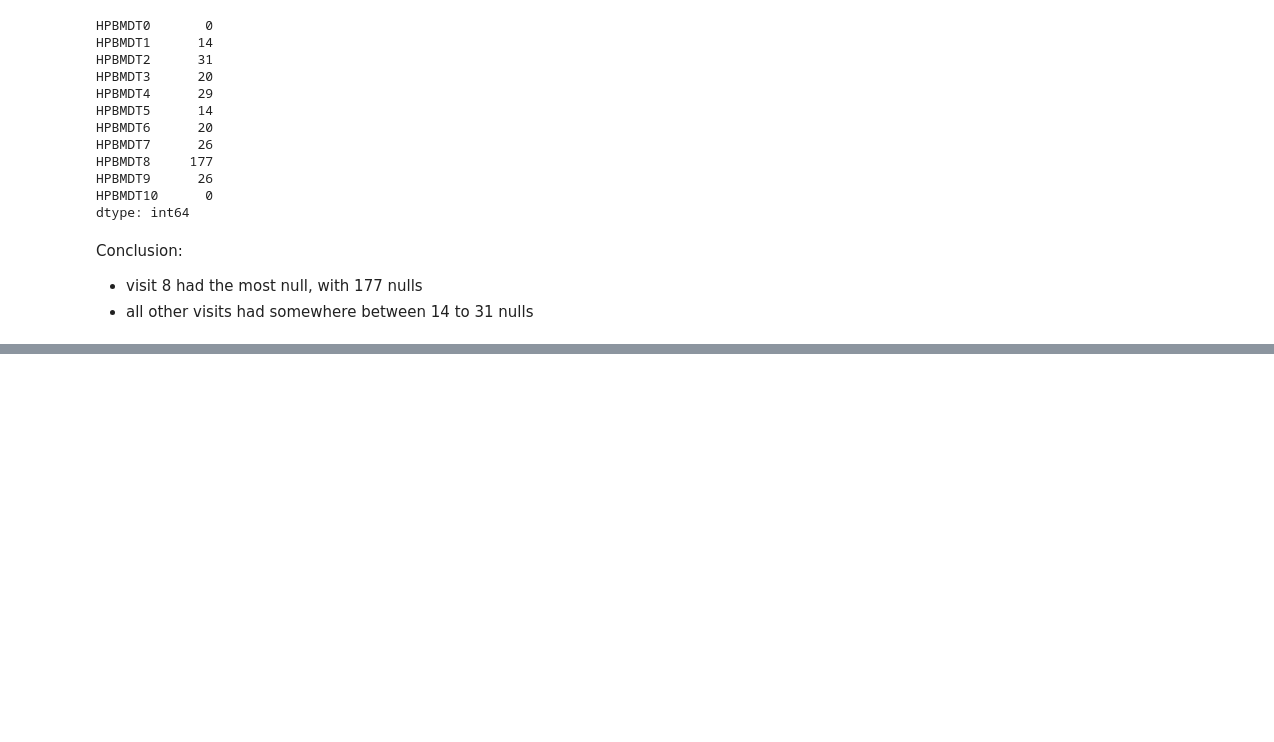
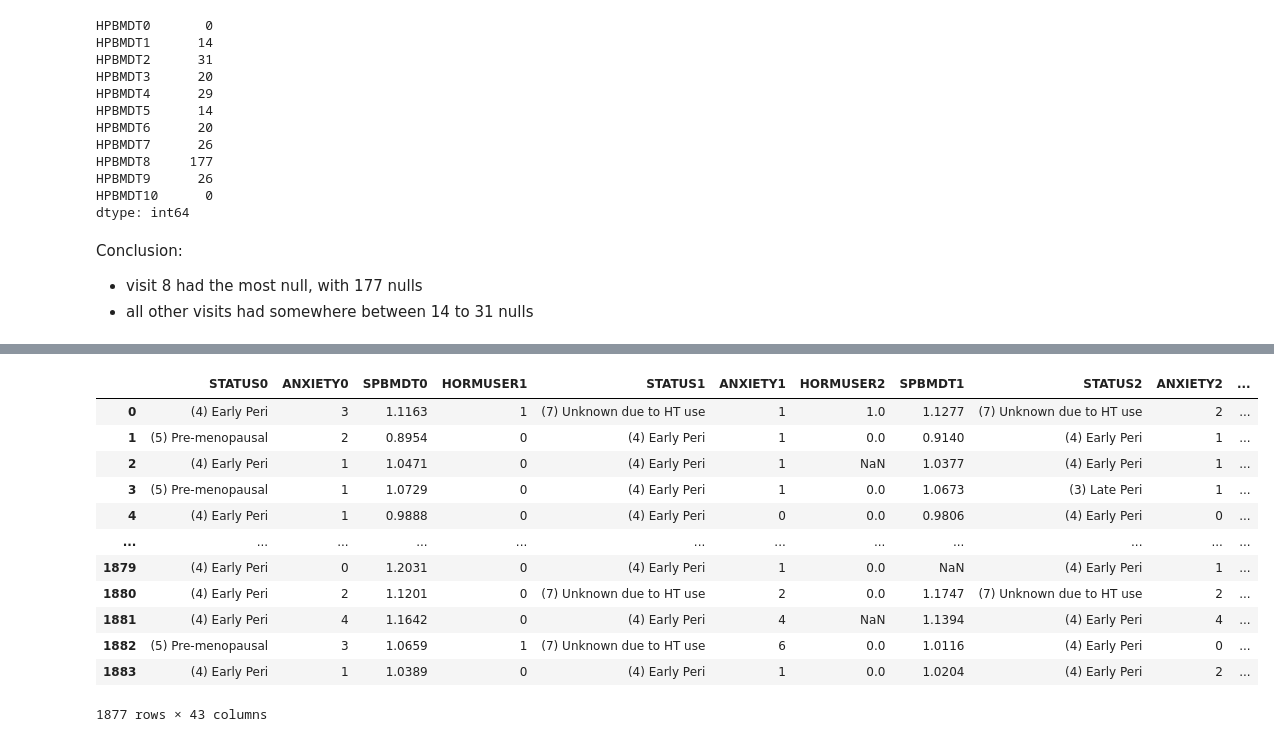
Before and after one commit to c6shi/hormone-use-bmd, a Jupyter notebook: eda.ipynb, the cells around one changed output, grey strips where cells are left out. Saved outputs shown, nothing was run; the diff lists cells and outputs as text; code cells hidden in the pictures; blank space fills up the shorter version.

Commit message:
full data, all lvcf, all censoring, no shift

```diff
--- a/eda.ipynb
+++ b/eda.ipynb
@@ -444,0 +507,11 @@ Conclusion:
+# %%
+# minimal changing: no shifting
+# remove the other outcome in all intermediate covariates, add delta, add censoring, remove HORMUSER0, fill nas
+# spine_no_shift_no_hip.csv
+# hip_no_shift_no_spine.csv
+
+spbmdt = ['SPBMDT' + str(i) for i in range(0, 11)]
+hpbmdt = ['HPBMDT' + str(i) for i in range(0, 11)]
+hormuser = ['HORMUSER' + str(i) for i in range(0, 11)]
+data_no_null_hormuser_spine = data_no_null_hormuser.drop(columns=hpbmdt).set_index('SWANID').drop(columns='HORMUSER0')
+data_no_null_hormuser_hip = data_no_null_hormuser.drop(columns=spbmdt).set_index('SWANID').drop(columns='HORMUSER0')
@@ -444,0 +578,5 @@ Conclusion:
+# %%
+test_col = ['STATUS', 'ANXIETY', 'HORMUSER', 'SPBMDT', 'HPBMDT']
+test_col_spine = [col + str(i) for i in range(0, 11) for col in test_col if col != 'HPBMDT']
+test = data_no_null_hormuser_spine[test_col_spine]
+test.head()
@@ -444,0 +591,30 @@ Conclusion:
+# %%
+# keep SPBMDT0 as an L(0)
+baseline_order = ['STATUS0', 'ANXIETY0', 'SPBMDT0']
+visit_order = ['STATUS', 'ANXIETY', 'HORMUSER', 'SPBMDT']
+reorder_order = ['HORMUSER', 'STATUS', 'ANXIETY', 'SPBMDT']
+
+# remove HORMUSER0
+test1 = test.drop(columns='HORMUSER0')
+
+# move all HORMUSERX to the front of the X variables
+test1_reorder = [col + str(i) if col != 'HORMUSER' else col + str(i+1) for i in range(1, 11) for col in visit_order]
+test1_reorder.remove('HORMUSER11')
+test2 = test1[baseline_order + ['HORMUSER1'] + test1_reorder]
+
+# rename the HORMUSERX to X-1
+test2
+# %% [output]
+|  | STATUS0 | ANXIETY0 | SPBMDT0 | HORMUSER1 | STATUS1 | ANXIETY1 | HORMUSER2 | SPBMDT1 | STATUS2 | ANXIETY2 | ... |
+| 0 | (4) Early Peri | 3 | 1.1163 | 1 | (7) Unknown due to HT use | 1 | 1.0 | 1.1277 | (7) Unknown due to HT use | 2 | ... |
+| 1 | (5) Pre-menopausal | 2 | 0.8954 | 0 | (4) Early Peri | 1 | 0.0 | 0.9140 | (4) Early Peri | 1 | ... |
+| 2 | (4) Early Peri | 1 | 1.0471 | 0 | (4) Early Peri | 1 | NaN | 1.0377 | (4) Early Peri | 1 | ... |
+| 3 | (5) Pre-menopausal | 1 | 1.0729 | 0 | (4) Early Peri | 1 | 0.0 | 1.0673 | (3) Late Peri | 1 | ... |
+| 4 | (4) Early Peri | 1 | 0.9888 | 0 | (4) Early Peri | 0 | 0.0 | 0.9806 | (4) Early Peri | 0 | ... |
+| ... | ... | ... | ... | ... | ... | ... | ... | ... | ... | ... | ... |
+| 1879 | (4) Early Peri | 0 | 1.2031 | 0 | (4) Early Peri | 1 | 0.0 | NaN | (4) Early Peri | 1 | ... |
+| 1880 | (4) Early Peri | 2 | 1.1201 | 0 | (7) Unknown due to HT use | 2 | 0.0 | 1.1747 | (7) Unknown due to HT use | 2 | ... |
+| 1881 | (4) Early Peri | 4 | 1.1642 | 0 | (4) Early Peri | 4 | NaN | 1.1394 | (4) Early Peri | 4 | ... |
+| 1882 | (5) Pre-menopausal | 3 | 1.0659 | 1 | (7) Unknown due to HT use | 6 | 0.0 | 1.0116 | (4) Early Peri | 0 | ... |
+| 1883 | (4) Early Peri | 1 | 1.0389 | 0 | (4) Early Peri | 1 | 0.0 | 1.0204 | (4) Early Peri | 2 | ... |
+1877 rows × 43 columns
```
Also changed, not shown: parts of 16 cells of this notebook, 6 other files.
